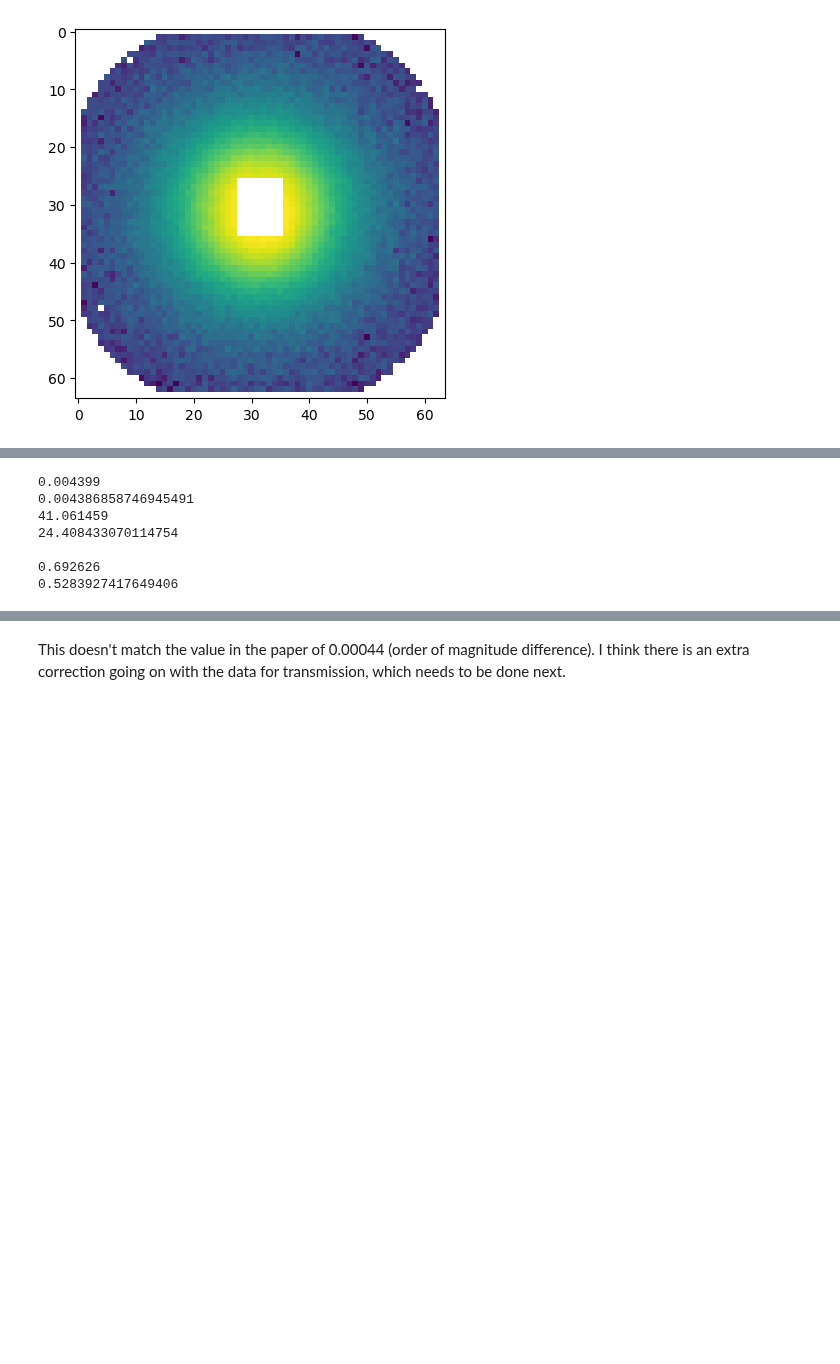
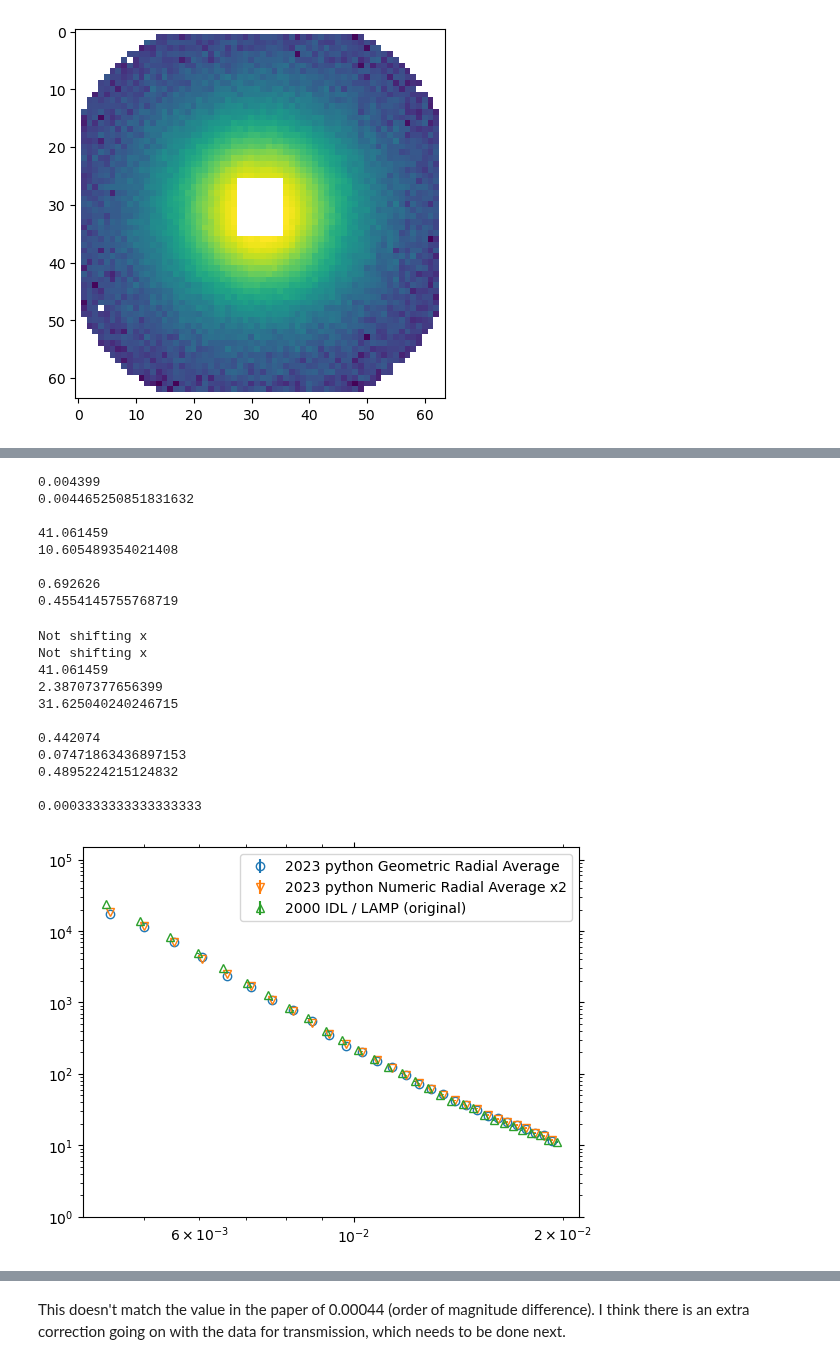
Before and after one commit to localoptimum/emtk, a Jupyter notebook: YMnFe2.ipynb, the cells around one changed output, grey strips where cells are left out. Drawn from its saved outputs; the diff is of its cells as text; code cells hidden in the pictures; blank space fills up the shorter version.

```diff
--- a/YMnFe2.ipynb
+++ b/YMnFe2.ipynb
@@ -623,19 +707,65 @@ Not shifting x
 # %%
 print(old_data[0][0])
-print(nowater[0][8])
+print(scalewaterx[0])
+print()
 print(old_data[2][0])
-print(nowater[2][8])
+print(scalewatere[0])
 print()
 print(old_data[2][20])
-print(nowater[2][28])
+print(scalewatere[20])
 # %% [output]
 0.004399
-0.004386858746945491
+0.004465250851831632
+
 41.061459
-24.408433070114754
+10.605489354021408
 
 0.692626
-0.5283927417649406
+0.4554145755768719
+# %%
+geometric = radial_average(realdat_masked, detector_distance_from(6010), wavelength_from(6010), beam_centre, geometric_norm=True, nbins=nbins, xshift=False, plot=False, xmin=xmin, xmax=xmax)
+numeric = radial_average(realdat_masked, detector_distance_from(6010), wavelength_from(6010), beam_centre, geometric_norm=False, nbins=nbins, xshift=False, plot=False, xmin=xmin, xmax=xmax)
+
+geometric_x = geometric[0]
+geometric_y = geometric[1] * 1000.0 / data_mon
+geometric_e = geometric[2] * 1000.0 / data_mon
+numeric_x = numeric[0]
+numeric_y = 2.0 * numeric[1]
+numeric_e = 2.0 * numeric[2]
+
+fig, ax = plt.subplots()
+ax.errorbar(geometric_x, geometric_y, geometric_e, fmt='o', mfc='none', label="2023 python Geometric Radial Average")
+ax.errorbar(numeric_x, numeric_y, numeric_e, fmt='v', mfc='none', label="2023 python Numeric Radial Average x2")
+ax.errorbar(old_data[0], old_data[1], old_data[2], fmt='^', mfc='none', label="2000 IDL / LAMP (original)")
+ax.tick_params(top=True, right=True, which='both')
+ax.set_xscale('log')
+ax.set_yscale('log')
+#plt.xlim([0.005, 0.023])
+plt.ylim([1.0, 150000.0])
+ax.legend()
+
+print(old_data[2,0])
+print(geometric_e[0])
+print(numeric_e[0])
+print()
+print(old_data[2,25])
+print(geometric_e[25])
+print(numeric_e[25])
+print()
+print(1000.0 / data_mon)
+# %% [output]
+Not shifting x
+Not shifting x
+41.061459
+2.38707377656399
+31.625040240246715
+
+0.442074
+0.07471863436897153
+0.4895224215124832
+
+0.0003333333333333333
+[figure, added]
 # %%
 from lmfit import Model
 
```
Also changed, not shown: parts of 15 cells of this notebook.
